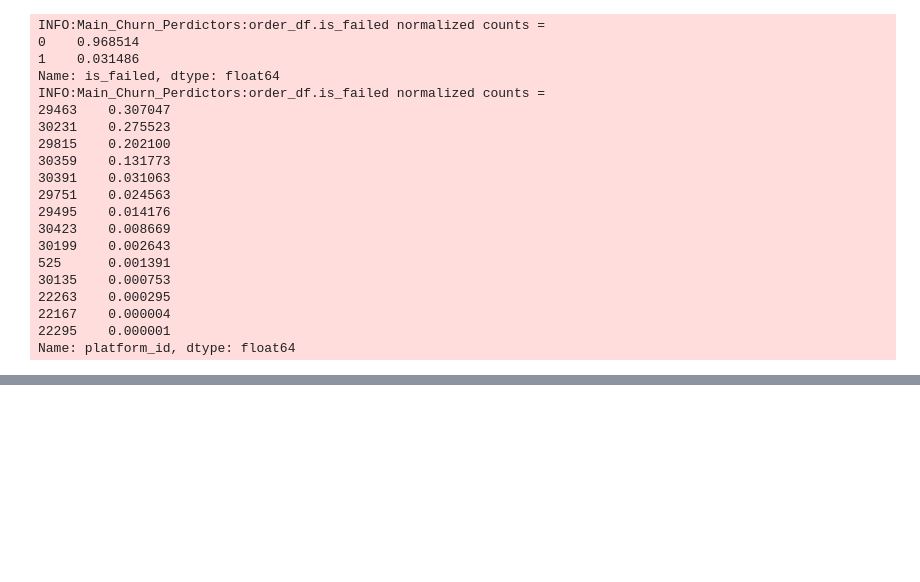
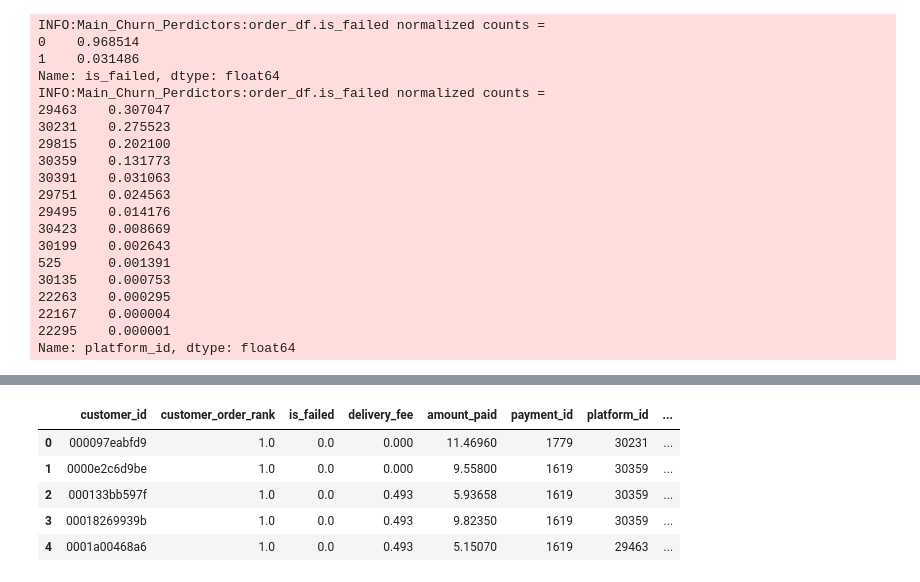
Before and after one commit to mbaddar1/task012021, a Jupyter notebook: nb/Churn-Prediction.ipynb, the cells around one changed output, grey strips where cells are left out. Cells and saved outputs as stored; diff of their text form; code cells hidden in the pictures; blank space fills up the shorter version.

```diff
--- a/nb/Churn-Prediction.ipynb
+++ b/nb/Churn-Prediction.ipynb
@@ -162,0 +231,9 @@ Backlog
+# %%
+orders_labeled_df_agg_1.head()
+# %% [output]
+|  | customer_id | customer_order_rank | is_failed | delivery_fee | amount_paid | payment_id | platform_id | ... |
+| 0 | 000097eabfd9 | 1.0 | 0.0 | 0.000 | 11.46960 | 1779 | 30231 | ... |
+| 1 | 0000e2c6d9be | 1.0 | 0.0 | 0.000 | 9.55800 | 1619 | 30359 | ... |
+| 2 | 000133bb597f | 1.0 | 0.0 | 0.493 | 5.93658 | 1619 | 30359 | ... |
+| 3 | 00018269939b | 1.0 | 0.0 | 0.493 | 9.82350 | 1619 | 30359 | ... |
+| 4 | 0001a00468a6 | 1.0 | 0.0 | 0.493 | 5.15070 | 1619 | 29463 | ... |
```
Also changed, not shown: parts of 28 cells of this notebook.
